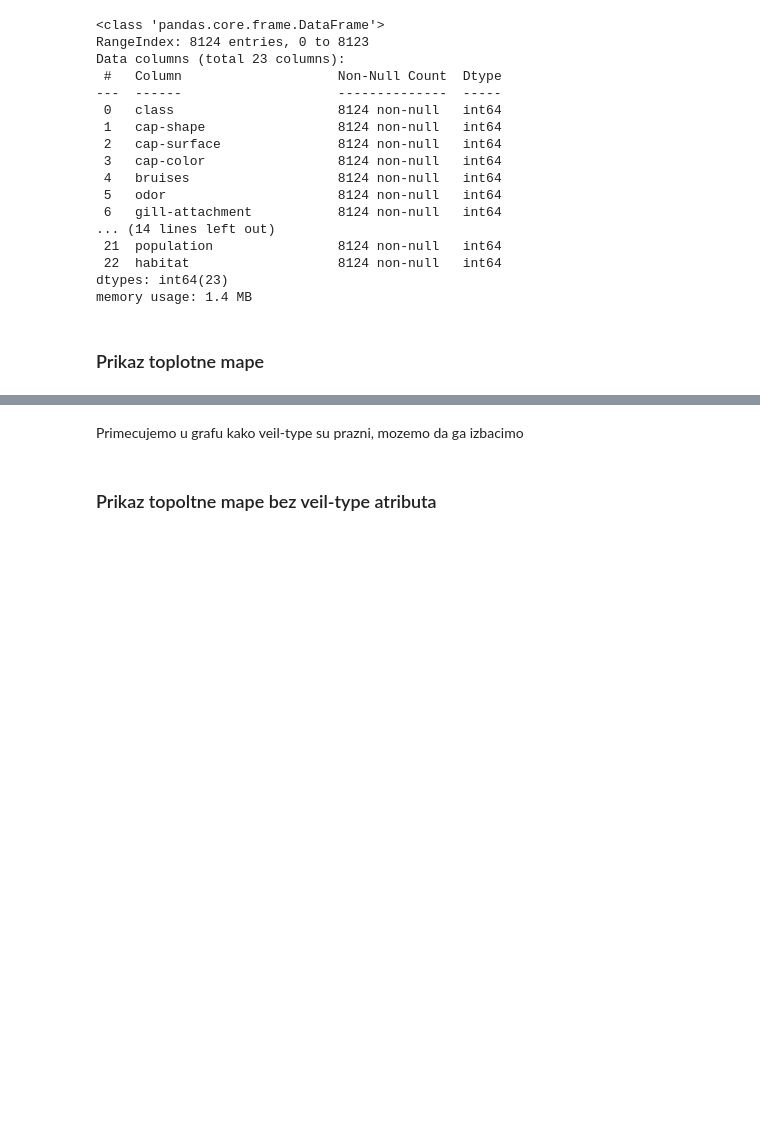
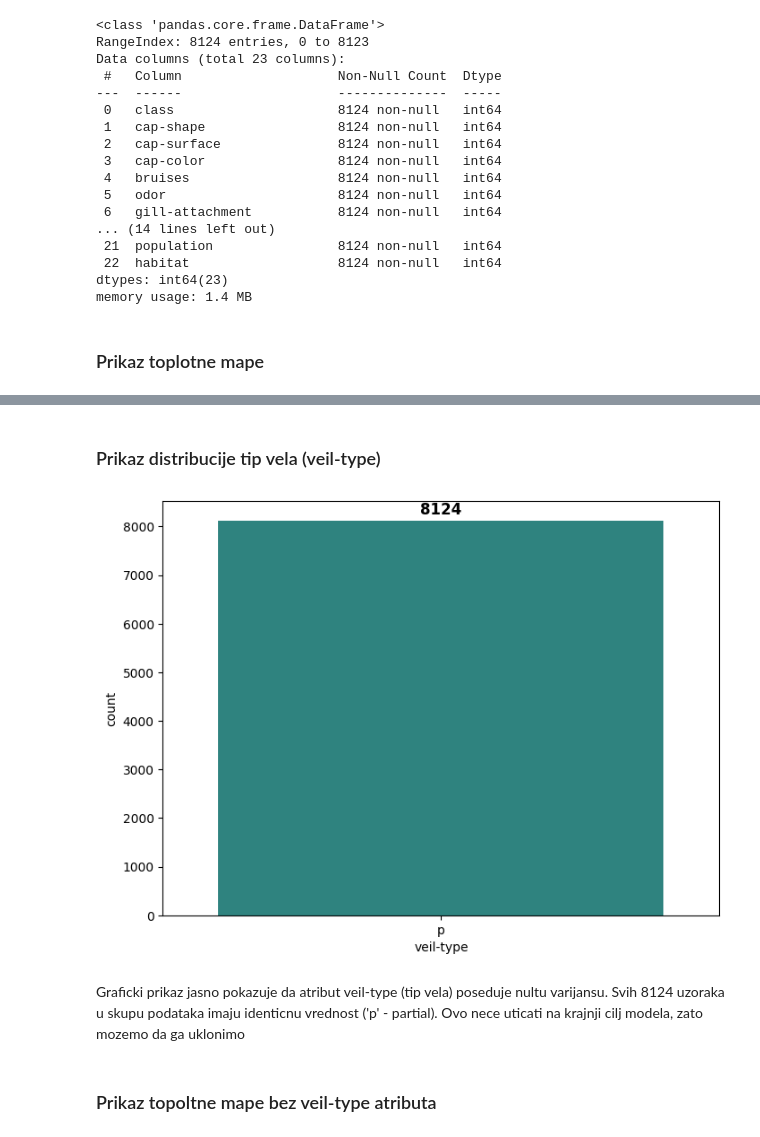
Before and after one commit to alxcek/mas-ai, a Jupyter notebook: machine_learning/01_mushroom_classification/classification.ipynb, the cells around one changed output, grey strips where cells are left out. Saved outputs shown, nothing was run; the diff lists cells and outputs as text; code cells hidden in the pictures; blank space fills up the shorter version.

Commit message:
project01 feat: added a graph for veil-type and gill-attachment

```diff
--- a/machine_learning/01_mushroom_classification/classification.ipynb
+++ b/machine_learning/01_mushroom_classification/classification.ipynb
@@ -247,6 +251,23 @@ sns.heatmap(df_copy.corr(), annot=True, fmt='.1f', cmap='coolwarm')
 [figure]
+# %% [markdown]
+### Prikaz distribucije tip vela (veil-type)
+# %%
+plt.figure(figsize=(8, 6))
+
+ax = sns.countplot(
+        x='veil-type',
+        data=df,
+        palette='viridis'
+        )
+
+for container in ax.containers:
+    ax.bar_label(container, padding=2, fontsize=12, fontweight='bold')
+
+plt.show()
+# %% [output]
+[figure, added]
 # %% [markdown]
-Primecujemo u grafu kako veil-type su prazni, mozemo da ga izbacimo
+Graficki prikaz jasno pokazuje da atribut veil-type (tip vela) poseduje nultu varijansu. Svih 8124 uzoraka u skupu podataka imaju identicnu vrednost ('p' - partial). Ovo nece uticati na krajnji cilj modela, zato mozemo da ga uklonimo
 # %% [markdown]
 ### Prikaz topoltne mape bez veil-type atributa
 # %%
```
Also changed, not shown: parts of 8 cells of this notebook.
